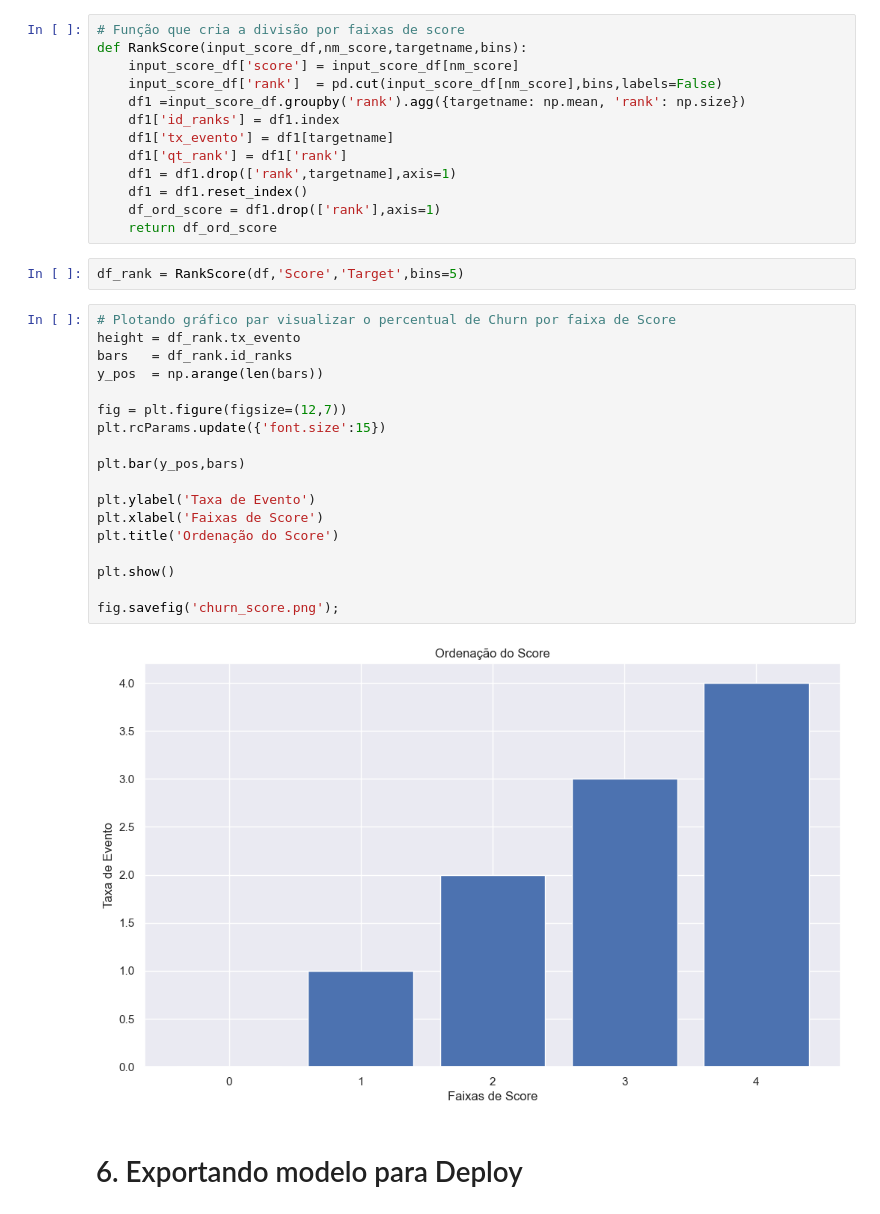
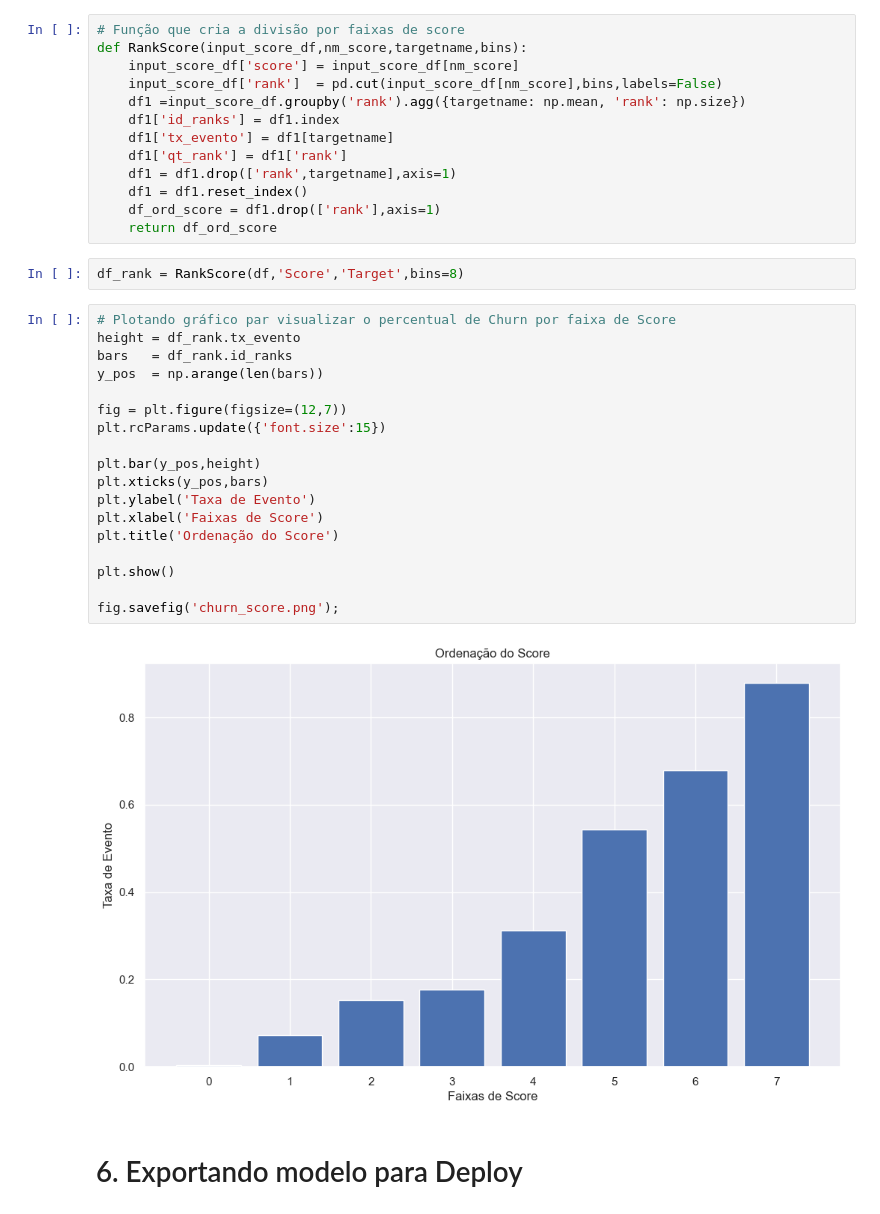
Before and after one commit to gustavolenin/Modelo_Churn, a Jupyter notebook: notebook.ipynb, the cells around one changed output. Saved outputs shown, nothing was run; the diff lists cells and outputs as text.

```diff
--- a/notebook.ipynb
+++ b/notebook.ipynb
@@ -489,27 +489,27 @@ def RankScore(input_score_df,nm_score,targetname,bins):
     df_ord_score = df1.drop(['rank'],axis=1)
     return df_ord_score
 # %%
-df_rank = RankScore(df,'Score','Target',bins=5)
+df_rank = RankScore(df,'Score','Target',bins=8)
 # %%
 # Plotando gráfico par visualizar o percentual de Churn por faixa de Score
 height = df_rank.tx_evento
 bars   = df_rank.id_ranks
 y_pos  = np.arange(len(bars))
 
 fig = plt.figure(figsize=(12,7))
 plt.rcParams.update({'font.size':15})
 
-plt.bar(y_pos,bars)
-
+plt.bar(y_pos,height)
+plt.xticks(y_pos,bars)
 plt.ylabel('Taxa de Evento')
 plt.xlabel('Faixas de Score')
 plt.title('Ordenação do Score')
 
 plt.show()
 
 fig.savefig('churn_score.png');
 # %% [output]
-[figure, old version]
+[figure, new version]
 # %% [markdown]
 # 6. Exportando modelo para Deploy
 # %%
```
Also changed, not shown: parts of 5 cells of this notebook, 7 other files.
